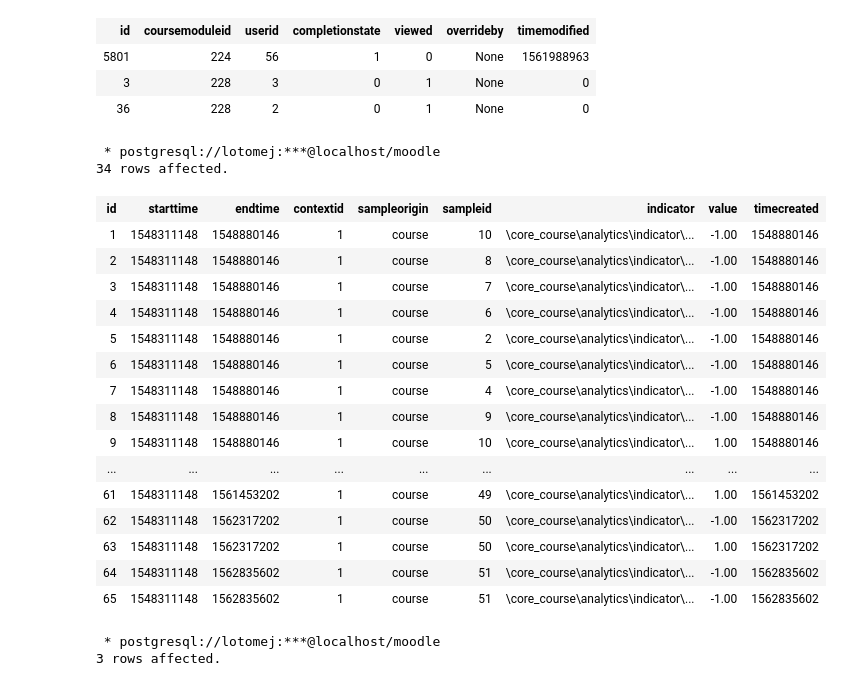
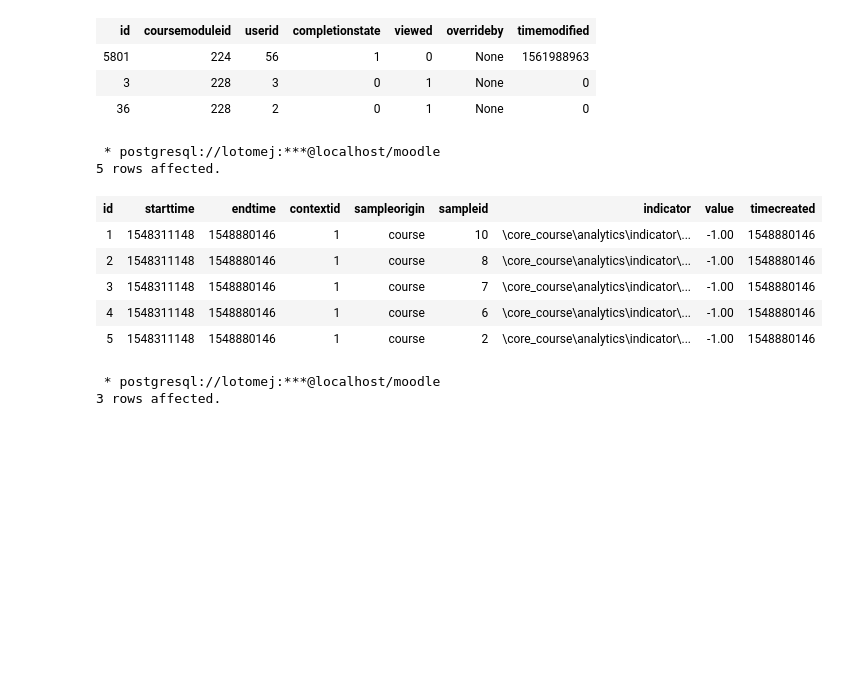
Before and after one commit to johnlotome/Moodle-Database-Educational-Data-Log-Analysis-, a Jupyter notebook: Moodle_DB_Analysis.ipynb, the cells around one changed output. Cells and saved outputs as stored; diff of their text form; code cells hidden in the pictures; blank space fills up the shorter version.

```diff
--- a/Moodle_DB_Analysis.ipynb
+++ b/Moodle_DB_Analysis.ipynb
@@ -89,26 +89,16 @@ SELECT * FROM mdl_course_modules_completion LIMIT 3
 | 36 | 228 | 2 | 0 | 1 | None | 0 |
 # %%
 %%sql
-SELECT * FROM mdl_analytics_indicator_calc
+SELECT * FROM mdl_analytics_indicator_calc LIMIT 5
 # %% [output]
  * postgresql://lotomej:***@localhost/moodle
-34 rows affected.
+5 rows affected.
 | id | starttime | endtime | contextid | sampleorigin | sampleid | indicator | value | timecreated |
 | 1 | 1548311148 | 1548880146 | 1 | course | 10 | \core_course\analytics\indicator\... | -1.00 | 1548880146 |
 | 2 | 1548311148 | 1548880146 | 1 | course | 8 | \core_course\analytics\indicator\... | -1.00 | 1548880146 |
 | 3 | 1548311148 | 1548880146 | 1 | course | 7 | \core_course\analytics\indicator\... | -1.00 | 1548880146 |
 | 4 | 1548311148 | 1548880146 | 1 | course | 6 | \core_course\analytics\indicator\... | -1.00 | 1548880146 |
 | 5 | 1548311148 | 1548880146 | 1 | course | 2 | \core_course\analytics\indicator\... | -1.00 | 1548880146 |
-| 6 | 1548311148 | 1548880146 | 1 | course | 5 | \core_course\analytics\indicator\... | -1.00 | 1548880146 |
-| 7 | 1548311148 | 1548880146 | 1 | course | 4 | \core_course\analytics\indicator\... | -1.00 | 1548880146 |
-| 8 | 1548311148 | 1548880146 | 1 | course | 9 | \core_course\analytics\indicator\... | -1.00 | 1548880146 |
-| 9 | 1548311148 | 1548880146 | 1 | course | 10 | \core_course\analytics\indicator\... | 1.00 | 1548880146 |
-| ... | ... | ... | ... | ... | ... | ... | ... | ... |
-| 61 | 1548311148 | 1561453202 | 1 | course | 49 | \core_course\analytics\indicator\... | 1.00 | 1561453202 |
-| 62 | 1548311148 | 1562317202 | 1 | course | 50 | \core_course\analytics\indicator\... | -1.00 | 1562317202 |
-| 63 | 1548311148 | 1562317202 | 1 | course | 50 | \core_course\analytics\indicator\... | 1.00 | 1562317202 |
-| 64 | 1548311148 | 1562835602 | 1 | course | 51 | \core_course\analytics\indicator\... | -1.00 | 1562835602 |
-| 65 | 1548311148 | 1562835602 | 1 | course | 51 | \core_course\analytics\indicator\... | -1.00 | 1562835602 |
 # %%
 %%sql
 SELECT * FROM mdl_grade_grades LIMIT 3
```
Also changed, not shown: parts of 3 cells of this notebook.
